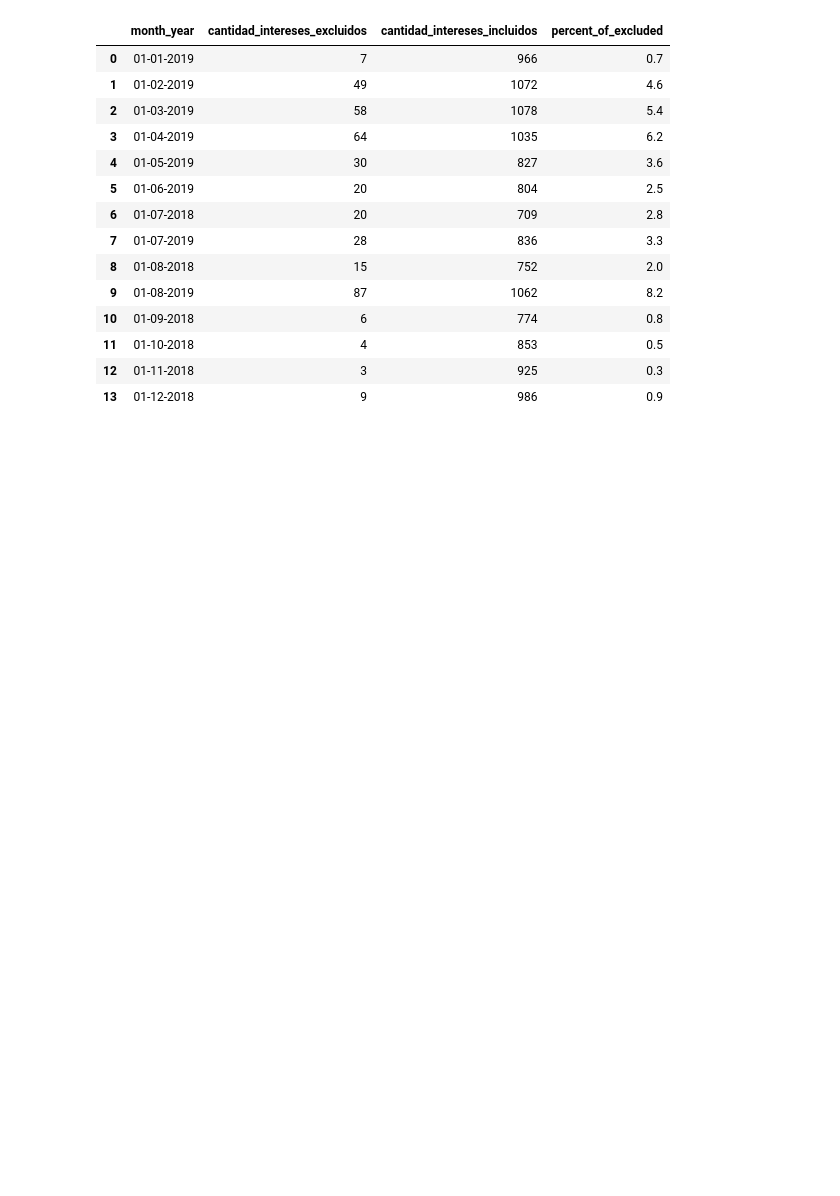
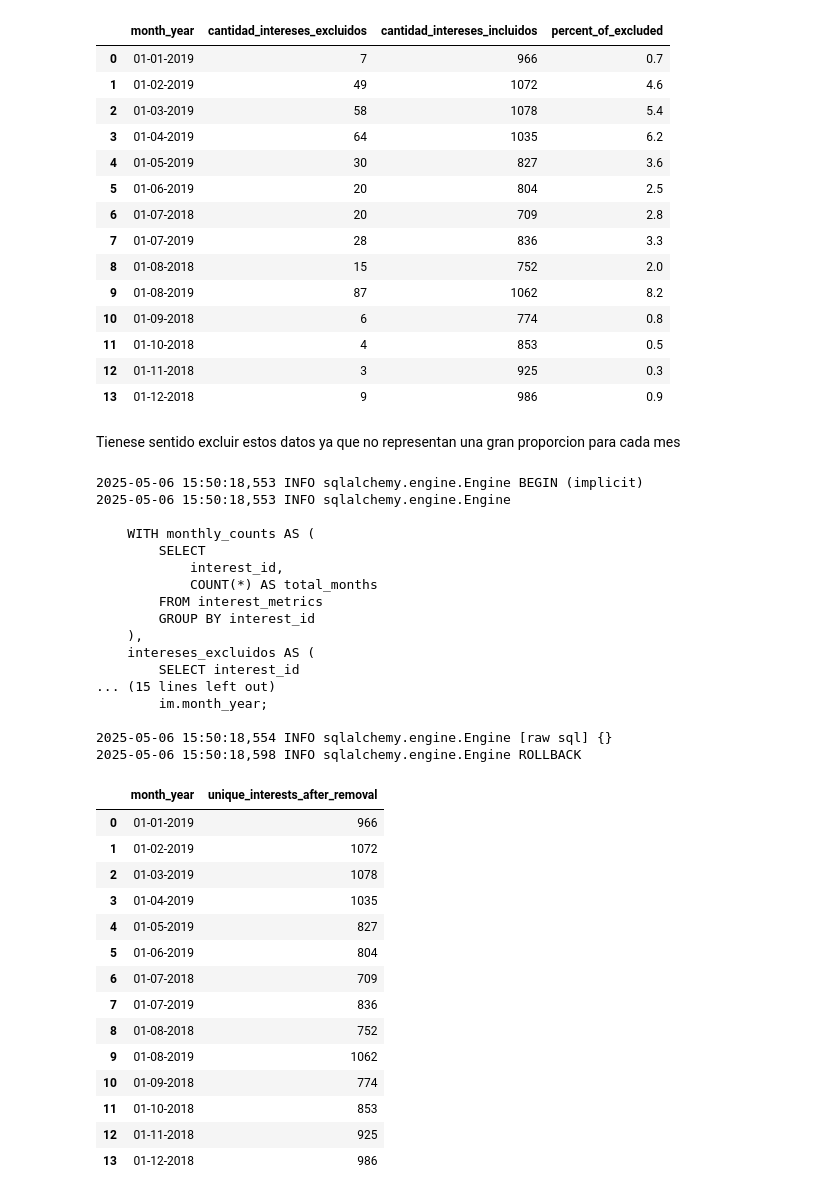
Before and after one commit to LLAES07/SQL_DESAFIO, a Jupyter notebook: Caso_8/Caso_8.ipynb, the cells around one changed output. Cells and saved outputs as stored; diff of their text form; code cells hidden in the pictures; blank space fills up the shorter version.

```diff
--- a/Caso_8/Caso_8.ipynb
+++ b/Caso_8/Caso_8.ipynb
@@ -1011,0 +1010,65 @@ Tienese sentido excluir estos datos ya que no representan una gran proporcion pa
+# %% [markdown]
+Tienese sentido excluir estos datos ya que no representan una gran proporcion para cada mes
+# %%
+query = '''
+
+    WITH monthly_counts AS (
+        SELECT
+            interest_id,
+            COUNT(*) AS total_months
+        FROM interest_metrics
+        GROUP BY interest_id
+    ),
+    intereses_excluidos AS (
+        SELECT interest_id
+        FROM monthly_counts
+        WHERE total_months < 6
+    )
+
+    SELECT
+        im.month_year,
+        COUNT(DISTINCT im.interest_id) AS unique_interests_after_removal
+    FROM interest_metrics im
+    WHERE
+        im.interest_id NOT IN (SELECT interest_id FROM intereses_excluidos)
+        AND
+        im.month_year IS NOT NULL
+    GROUP BY
+        im.month_year
+    ORDER BY
+        im.month_year;
+'''
+pd.read_sql_query(query, con=engine)
+# %% [output]
+2025-05-06 15:50:18,553 INFO sqlalchemy.engine.Engine BEGIN (implicit)
+2025-05-06 15:50:18,553 INFO sqlalchemy.engine.Engine
+
+    WITH monthly_counts AS (
+        SELECT
+            interest_id,
+            COUNT(*) AS total_months
+        FROM interest_metrics
+        GROUP BY interest_id
+    ),
+    intereses_excluidos AS (
+        SELECT interest_id
+... (15 lines left out)
+        im.month_year;
+
+2025-05-06 15:50:18,554 INFO sqlalchemy.engine.Engine [raw sql] {}
+2025-05-06 15:50:18,598 INFO sqlalchemy.engine.Engine ROLLBACK
+|  | month_year | unique_interests_after_removal |
+| 0 | 01-01-2019 | 966 |
+| 1 | 01-02-2019 | 1072 |
+| 2 | 01-03-2019 | 1078 |
+| 3 | 01-04-2019 | 1035 |
+| 4 | 01-05-2019 | 827 |
+| 5 | 01-06-2019 | 804 |
+| 6 | 01-07-2018 | 709 |
+| 7 | 01-07-2019 | 836 |
+| 8 | 01-08-2018 | 752 |
+| 9 | 01-08-2019 | 1062 |
+| 10 | 01-09-2018 | 774 |
+| 11 | 01-10-2018 | 853 |
+| 12 | 01-11-2018 | 925 |
+| 13 | 01-12-2018 | 986 |
```
Also changed, not shown: parts of 1 cell of this notebook.
